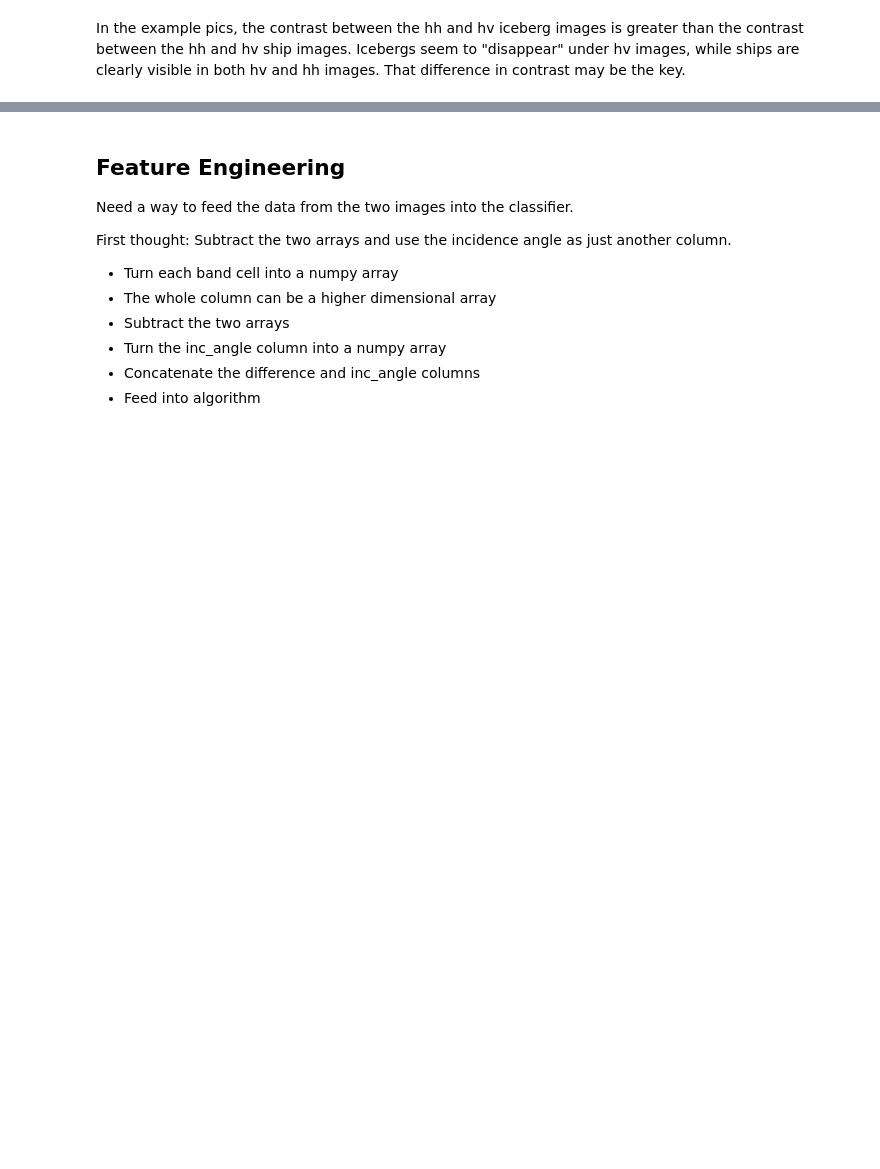
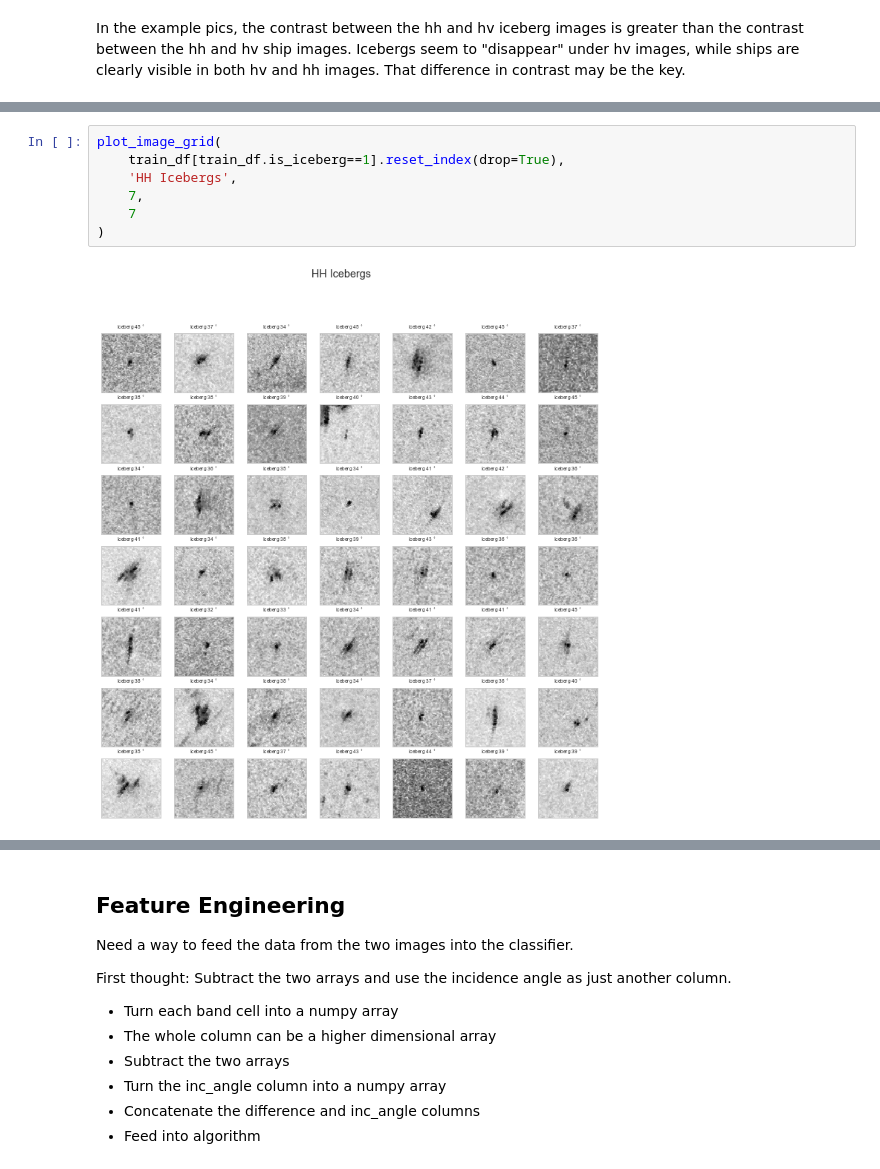
Before and after one commit to cfergusonlee/iceberg_challenge, a Jupyter notebook: exploration.ipynb, the cells around one changed output, grey strips where cells are left out. Saved outputs shown, nothing was run; the diff lists cells and outputs as text; blank space fills up the shorter version.

```diff
--- a/exploration.ipynb
+++ b/exploration.ipynb
@@ -202,0 +211,9 @@ plot_image_grid(train_df, 'HV Images', 7, 7)
+# %%
+plot_image_grid(
+    train_df[train_df.is_iceberg==1].reset_index(drop=True),
+    'HH Icebergs',
+    7,
+    7
+)
+# %% [output]
+[figure, added]
```
Also changed, not shown: parts of 26 cells of this notebook.
